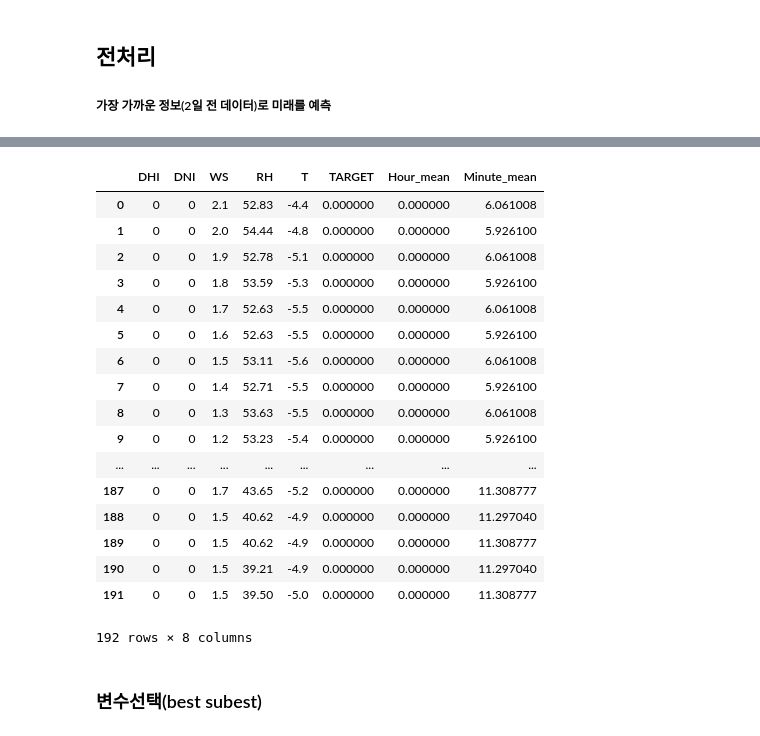
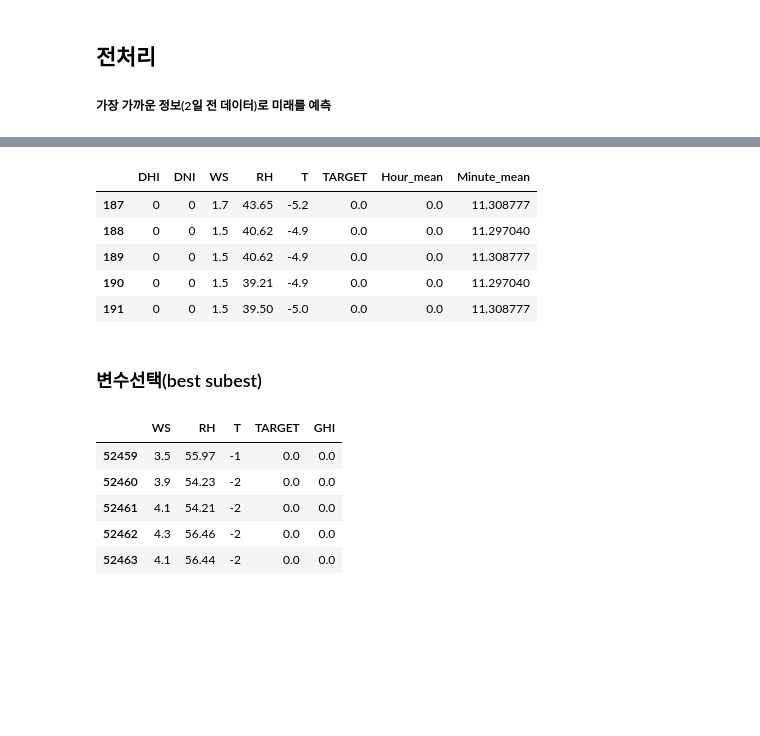
Before and after one commit to J-woooo/Dacon, a Jupyter notebook: jiiiiiiiiiiiiiiin/baseline.ipynb, the cells around one changed output, grey strips where cells are left out. Cells and saved outputs as stored; diff of their text form; code cells hidden in the pictures; blank space fills up the shorter version.

```diff
--- a/jiiiiiiiiiiiiiiin/baseline.ipynb
+++ b/jiiiiiiiiiiiiiiin/baseline.ipynb
@@ -98,26 +74,14 @@ for i in range(0, 81):
     exec(s6)
 # %%
 test_x = pd.concat([test_0, test_1], axis = 0).reset_index(drop=True)
-test_x
+test_x.tail()
 # %% [output]
 |  | DHI | DNI | WS | RH | T | TARGET | Hour_mean | Minute_mean |
-| 0 | 0 | 0 | 2.1 | 52.83 | -4.4 | 0.000000 | 0.000000 | 6.061008 |
-| 1 | 0 | 0 | 2.0 | 54.44 | -4.8 | 0.000000 | 0.000000 | 5.926100 |
-| 2 | 0 | 0 | 1.9 | 52.78 | -5.1 | 0.000000 | 0.000000 | 6.061008 |
-| 3 | 0 | 0 | 1.8 | 53.59 | -5.3 | 0.000000 | 0.000000 | 5.926100 |
-| 4 | 0 | 0 | 1.7 | 52.63 | -5.5 | 0.000000 | 0.000000 | 6.061008 |
-| 5 | 0 | 0 | 1.6 | 52.63 | -5.5 | 0.000000 | 0.000000 | 5.926100 |
-| 6 | 0 | 0 | 1.5 | 53.11 | -5.6 | 0.000000 | 0.000000 | 6.061008 |
-| 7 | 0 | 0 | 1.4 | 52.71 | -5.5 | 0.000000 | 0.000000 | 5.926100 |
-| 8 | 0 | 0 | 1.3 | 53.63 | -5.5 | 0.000000 | 0.000000 | 6.061008 |
-| 9 | 0 | 0 | 1.2 | 53.23 | -5.4 | 0.000000 | 0.000000 | 5.926100 |
-| ... | ... | ... | ... | ... | ... | ... | ... | ... |
-| 187 | 0 | 0 | 1.7 | 43.65 | -5.2 | 0.000000 | 0.000000 | 11.308777 |
-| 188 | 0 | 0 | 1.5 | 40.62 | -4.9 | 0.000000 | 0.000000 | 11.297040 |
-| 189 | 0 | 0 | 1.5 | 40.62 | -4.9 | 0.000000 | 0.000000 | 11.308777 |
-| 190 | 0 | 0 | 1.5 | 39.21 | -4.9 | 0.000000 | 0.000000 | 11.297040 |
-| 191 | 0 | 0 | 1.5 | 39.50 | -5.0 | 0.000000 | 0.000000 | 11.308777 |
+| 187 | 0 | 0 | 1.7 | 43.65 | -5.2 | 0.0 | 0.0 | 11.308777 |
+| 188 | 0 | 0 | 1.5 | 40.62 | -4.9 | 0.0 | 0.0 | 11.297040 |
+| 189 | 0 | 0 | 1.5 | 40.62 | -4.9 | 0.0 | 0.0 | 11.308777 |
+| 190 | 0 | 0 | 1.5 | 39.21 | -4.9 | 0.0 | 0.0 | 11.297040 |
+| 191 | 0 | 0 | 1.5 | 39.50 | -5.0 | 0.0 | 0.0 | 11.308777 |
-192 rows × 8 columns
 # %%
 for i in range(2, 81):
     s1 = "test_x = pd.concat([test_x, test_%d], axis = 0).reset_index(drop = True)"%(i)
@@ -133,3 +97,12 @@ x_train['GHI'] = x_train['DNI']*math.cos(math.pi/180*63)+x_train['DHI']
 x_test['GHI'] = x_test['DNI']*math.cos(math.pi/180*63)+x_test['DHI']
 x_train = x_train.drop(['DHI', 'DNI', 'Hour_mean', 'Minute_mean'], axis = 1)
 x_test = x_test.drop(['DHI', 'DNI', 'Hour_mean', 'Minute_mean'], axis = 1)
+# %%
+x_train.tail()
+# %% [output]
+|  | WS | RH | T | TARGET | GHI |
+| 52459 | 3.5 | 55.97 | -1 | 0.0 | 0.0 |
+| 52460 | 3.9 | 54.23 | -2 | 0.0 | 0.0 |
+| 52461 | 4.1 | 54.21 | -2 | 0.0 | 0.0 |
+| 52462 | 4.3 | 56.46 | -2 | 0.0 | 0.0 |
+| 52463 | 4.1 | 56.44 | -2 | 0.0 | 0.0 |
```
Also changed, not shown: parts of 10 cells of this notebook, 7 other files.
